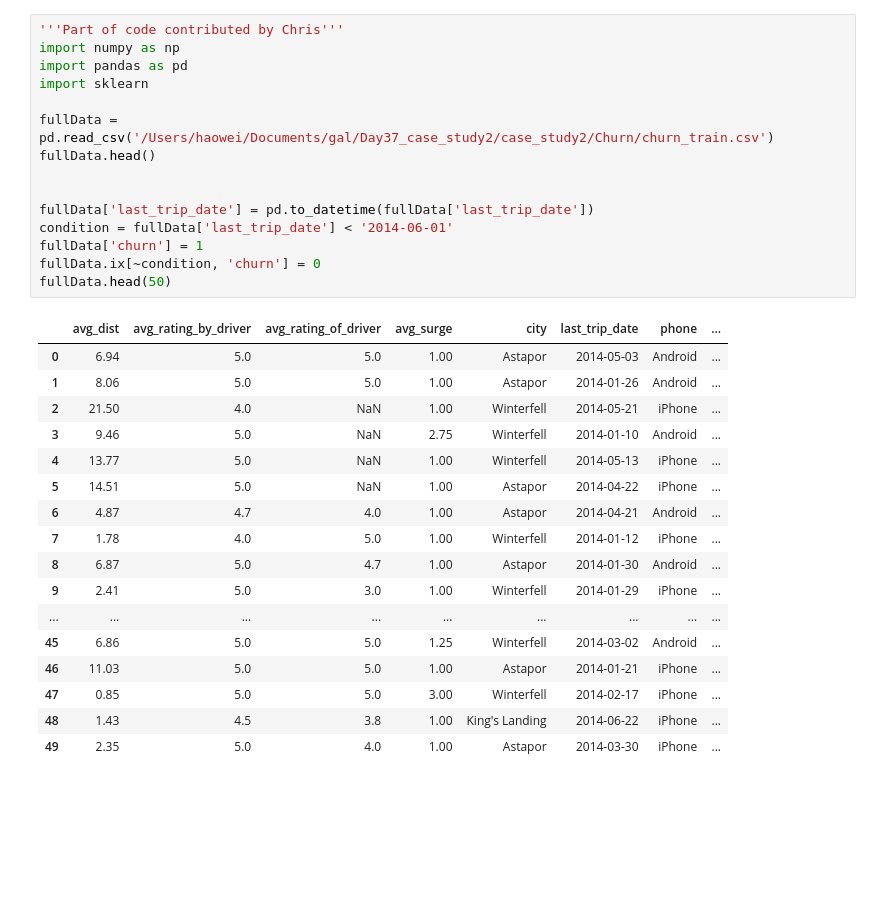
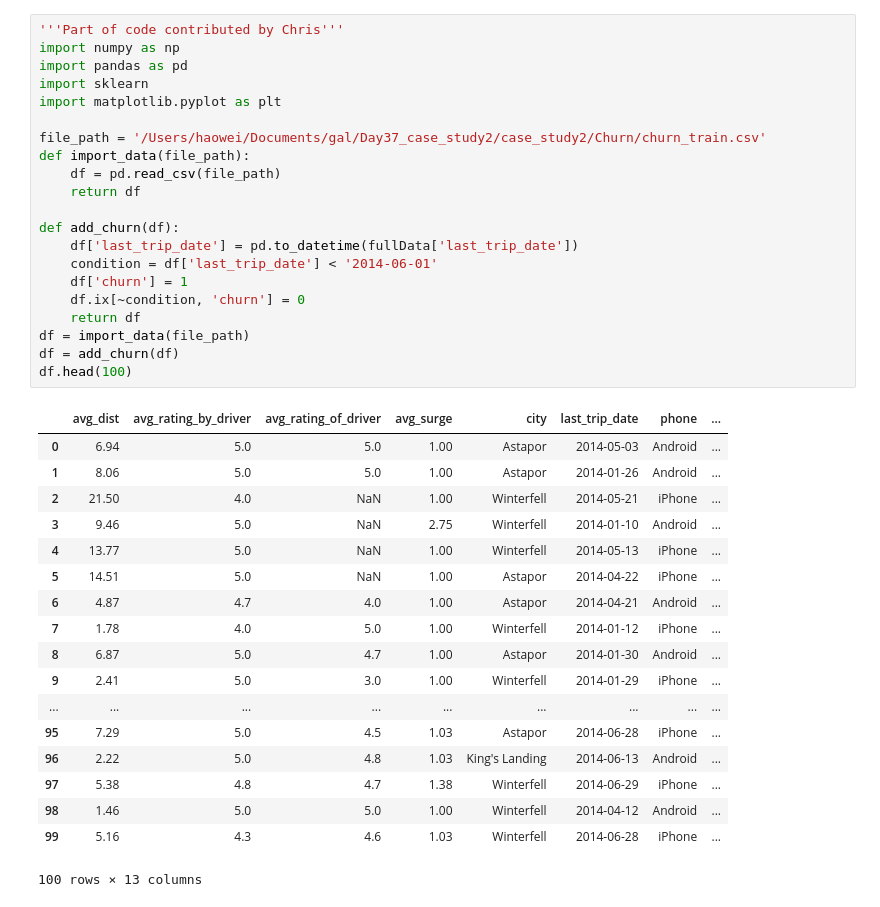
Before and after one commit to haowei772/Churn_prediction_case_study, a Jupyter notebook: Churn_prediction.ipynb, the cells around one changed output. Cells and saved outputs as stored; diff of their text form; blank space fills up the shorter version.

```diff
--- a/Churn_prediction.ipynb
+++ b/Churn_prediction.ipynb
@@ -1,36 +1,43 @@
 # %%
 '''Part of code contributed by Chris'''
 import numpy as np
 import pandas as pd
 import sklearn
+import matplotlib.pyplot as plt
 
-fullData = pd.read_csv('/Users/haowei/Documents/gal/Day37_case_study2/case_study2/Churn/churn_train.csv')
-fullData.head()
+file_path = '/Users/haowei/Documents/gal/Day37_case_study2/case_study2/Churn/churn_train.csv'
+def import_data(file_path):
+    df = pd.read_csv(file_path)
+    return df
 
-
-fullData['last_trip_date'] = pd.to_datetime(fullData['last_trip_date'])
-condition = fullData['last_trip_date'] < '2014-06-01'
-fullData['churn'] = 1
-fullData.ix[~condition, 'churn'] = 0
-fullData.head(50)
+def add_churn(df):
+    df['last_trip_date'] = pd.to_datetime(fullData['last_trip_date'])
+    condition = df['last_trip_date'] < '2014-06-01'
+    df['churn'] = 1
+    df.ix[~condition, 'churn'] = 0
+    return df
+df = import_data(file_path)
+df = add_churn(df)
+df.head(100)
 # %% [output]
 |  | avg_dist | avg_rating_by_driver | avg_rating_of_driver | avg_surge | city | last_trip_date | phone | ... |
 | 0 | 6.94 | 5.0 | 5.0 | 1.00 | Astapor | 2014-05-03 | Android | ... |
 | 1 | 8.06 | 5.0 | 5.0 | 1.00 | Astapor | 2014-01-26 | Android | ... |
 | 2 | 21.50 | 4.0 | NaN | 1.00 | Winterfell | 2014-05-21 | iPhone | ... |
 | 3 | 9.46 | 5.0 | NaN | 2.75 | Winterfell | 2014-01-10 | Android | ... |
 | 4 | 13.77 | 5.0 | NaN | 1.00 | Winterfell | 2014-05-13 | iPhone | ... |
 | 5 | 14.51 | 5.0 | NaN | 1.00 | Astapor | 2014-04-22 | iPhone | ... |
 | 6 | 4.87 | 4.7 | 4.0 | 1.00 | Astapor | 2014-04-21 | Android | ... |
 | 7 | 1.78 | 4.0 | 5.0 | 1.00 | Winterfell | 2014-01-12 | iPhone | ... |
 | 8 | 6.87 | 5.0 | 4.7 | 1.00 | Astapor | 2014-01-30 | Android | ... |
 | 9 | 2.41 | 5.0 | 3.0 | 1.00 | Winterfell | 2014-01-29 | iPhone | ... |
 | ... | ... | ... | ... | ... | ... | ... | ... | ... |
-| 45 | 6.86 | 5.0 | 5.0 | 1.25 | Winterfell | 2014-03-02 | Android | ... |
-| 46 | 11.03 | 5.0 | 5.0 | 1.00 | Astapor | 2014-01-21 | iPhone | ... |
-| 47 | 0.85 | 5.0 | 5.0 | 3.00 | Winterfell | 2014-02-17 | iPhone | ... |
-| 48 | 1.43 | 4.5 | 3.8 | 1.00 | King's Landing | 2014-06-22 | iPhone | ... |
-| 49 | 2.35 | 5.0 | 4.0 | 1.00 | Astapor | 2014-03-30 | iPhone | ... |
+| 95 | 7.29 | 5.0 | 4.5 | 1.03 | Astapor | 2014-06-28 | iPhone | ... |
+| 96 | 2.22 | 5.0 | 4.8 | 1.03 | King's Landing | 2014-06-13 | Android | ... |
+| 97 | 5.38 | 4.8 | 4.7 | 1.38 | Winterfell | 2014-06-29 | iPhone | ... |
+| 98 | 1.46 | 5.0 | 5.0 | 1.00 | Winterfell | 2014-04-12 | Android | ... |
+| 99 | 5.16 | 4.3 | 4.6 | 1.03 | Winterfell | 2014-06-28 | iPhone | ... |
+100 rows × 13 columns
 # %%
 def crossVal(x_train, y_train, model, fold =5 ):
     #x_train, y_train should be numpy arrary
```
Also changed, not shown: parts of 2 cells of this notebook.
